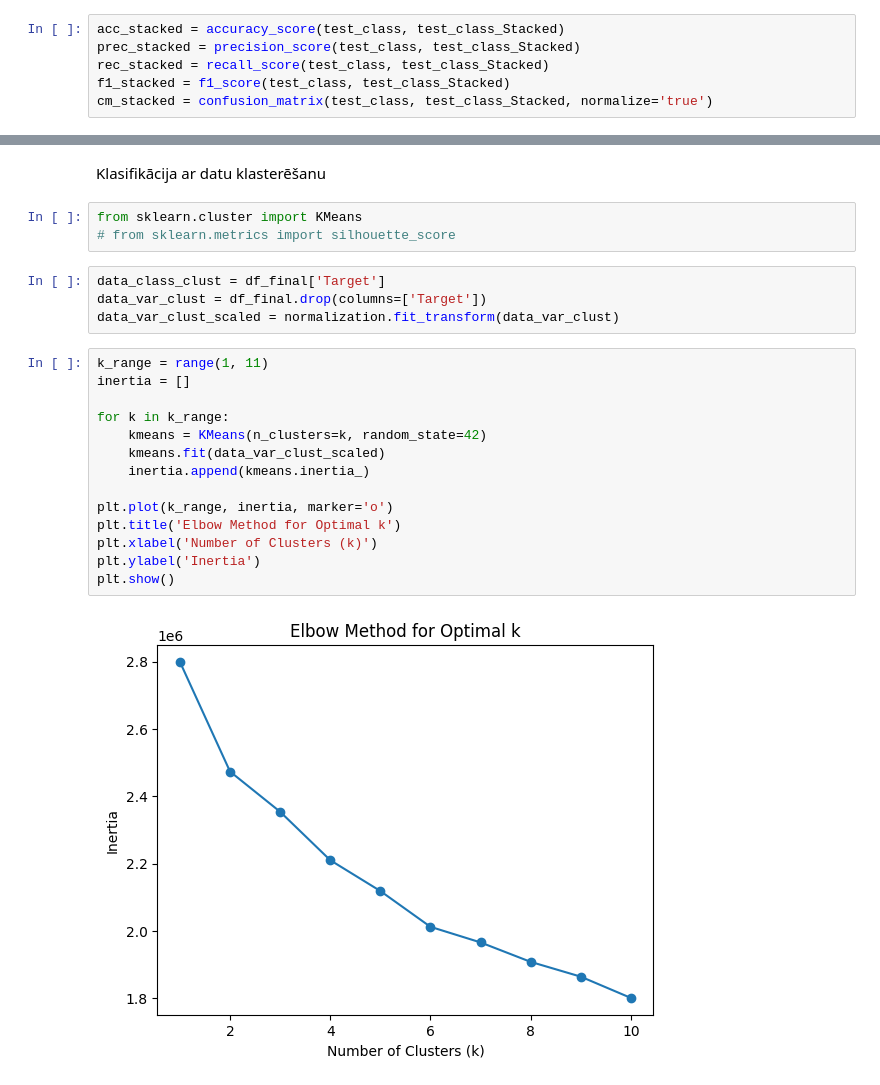
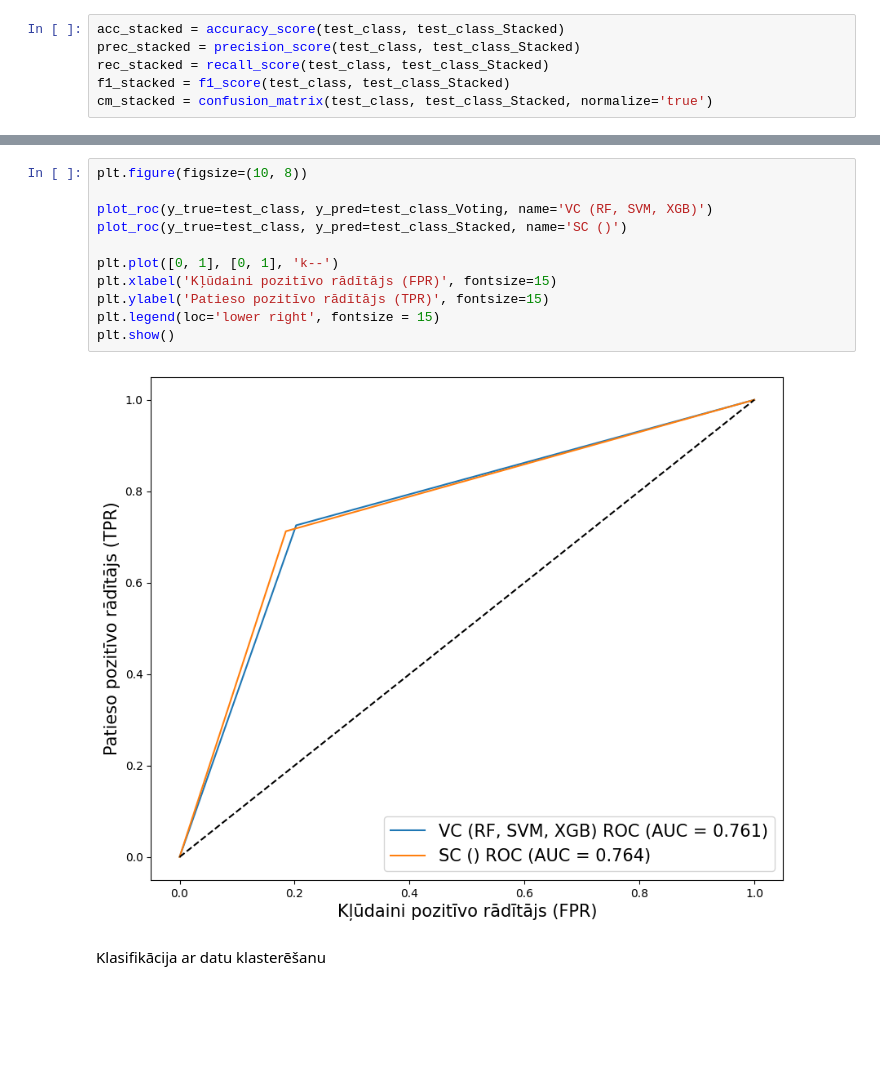
Before and after one commit to JulijaZaiceva/Classificators-compare-credit-risk-assessment, a Jupyter notebook: 2_1_modeling_without_oversampling_class_weights (1).ipynb, the cells around one changed output, grey strips where cells are left out. Cells and saved outputs as stored; diff of their text form; blank space fills up the shorter version.

```diff
--- a/2_1_modeling_without_oversampling_class_weights (1).ipynb
+++ b/2_1_modeling_without_oversampling_class_weights (1).ipynb
@@ -470,25 +449,15 @@ F1:  0.37105751391465674
+# %%
+plt.figure(figsize=(10, 8))
+
+plot_roc(y_true=test_class, y_pred=test_class_Voting, name='VC (RF, SVM, XGB)')
+plot_roc(y_true=test_class, y_pred=test_class_Stacked, name='SC ()')
+
+plt.plot([0, 1], [0, 1], 'k--')
+plt.xlabel('Kļūdaini pozitīvo rādītājs (FPR)', fontsize=15)
+plt.ylabel('Patieso pozitīvo rādītājs (TPR)', fontsize=15)
+plt.legend(loc='lower right', fontsize = 15)
+plt.show()
+# %% [output]
+[figure, added]
 # %% [markdown]
 Klasifikācija ar datu klasterēšanu
-# %%
-from sklearn.cluster import KMeans
-# from sklearn.metrics import silhouette_score
-# %%
-data_class_clust = df_final['Target']
-data_var_clust = df_final.drop(columns=['Target'])
-data_var_clust_scaled = normalization.fit_transform(data_var_clust)
-# %%
-k_range = range(1, 11)
-inertia = []
-
-for k in k_range:
-    kmeans = KMeans(n_clusters=k, random_state=42)
-    kmeans.fit(data_var_clust_scaled)
-    inertia.append(kmeans.inertia_)
-
-plt.plot(k_range, inertia, marker='o')
-plt.title('Elbow Method for Optimal k')
-plt.xlabel('Number of Clusters (k)')
-plt.ylabel('Inertia')
-plt.show()
-# %% [output]
-[figure, removed]
```
Also changed, not shown: parts of 60 cells of this notebook.
